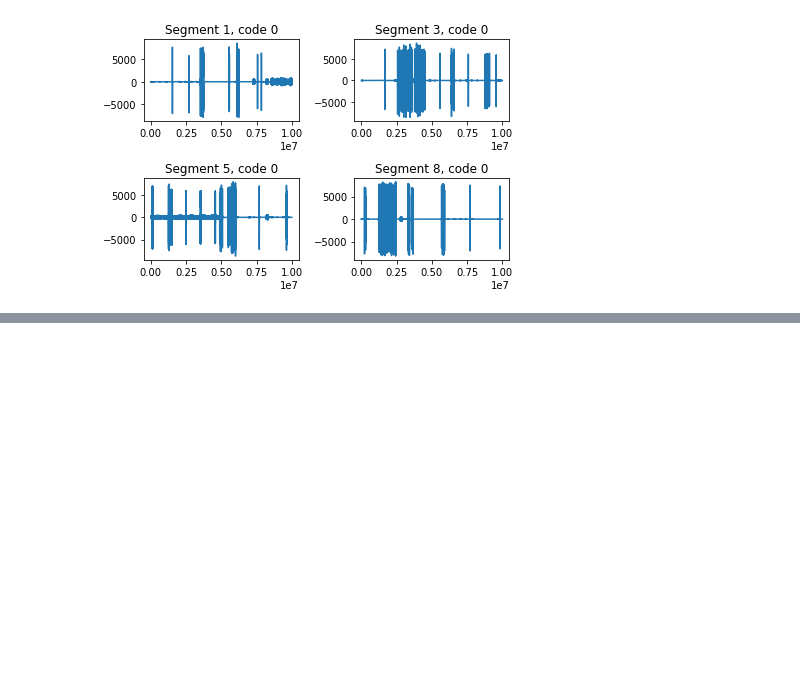
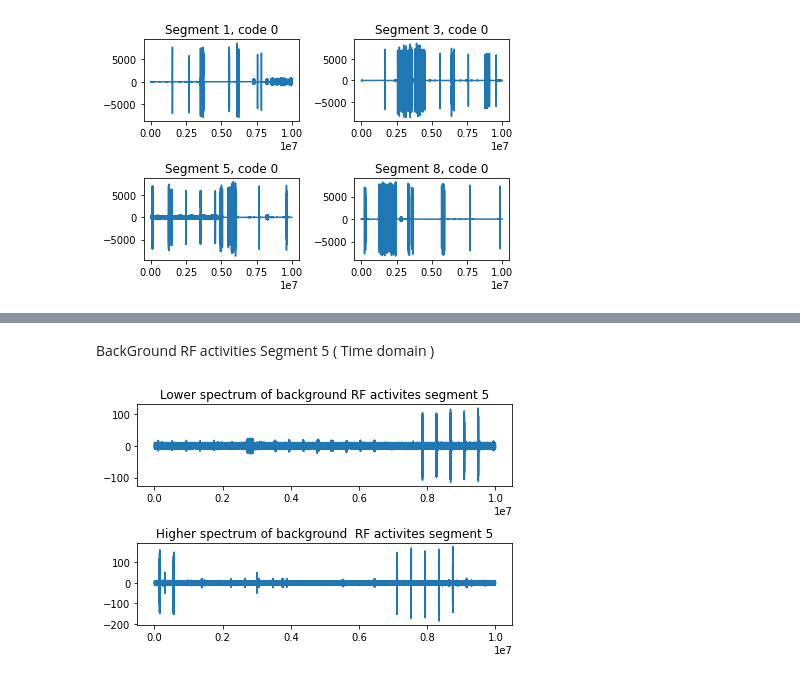
Before and after one commit to jax79sg/signals, a Jupyter notebook: DroneRF/EDA-droneRF-dataset.ipynb, the cells around one changed output, grey strips where cells are left out. Drawn from its saved outputs; the diff is of its cells as text; code cells hidden in the pictures; blank space fills up the shorter version.

```diff
--- a/DroneRF/EDA-droneRF-dataset.ipynb
+++ b/DroneRF/EDA-droneRF-dataset.ipynb
@@ -186,0 +230,17 @@ fig.tight_layout()
+# %% [markdown]
+BackGround RF activities Segment 5 ( Time domain )
+# %%
+import numpy as np
+backgroundrfactivities_segment_5_H1=np.loadtxt('data/DroneRF/backgroundrfactivities/RF Data_00000_H1/00000H_5.csv', delimiter=",")
+backgroundrfactivities_segment_5_L1=np.loadtxt('data/DroneRF/backgroundrfactivities/RF Data_00000_L1/00000L_5.csv', delimiter=",")
+
+
+import matplotlib.pyplot as plt
+fig, axs = plt.subplots(2)
+axs[1].plot(backgroundrfactivities_segment_5_H1)
+axs[1].set_title('Higher spectrum of background  RF activites segment 5')
+axs[0].plot(backgroundrfactivities_segment_5_L1)
+axs[0].set_title('Lower spectrum of background RF activites segment 5')
+fig.tight_layout()
+# %% [output]
+[figure, added]
```
Also changed, not shown: parts of 18 cells of this notebook, 20 other files.
